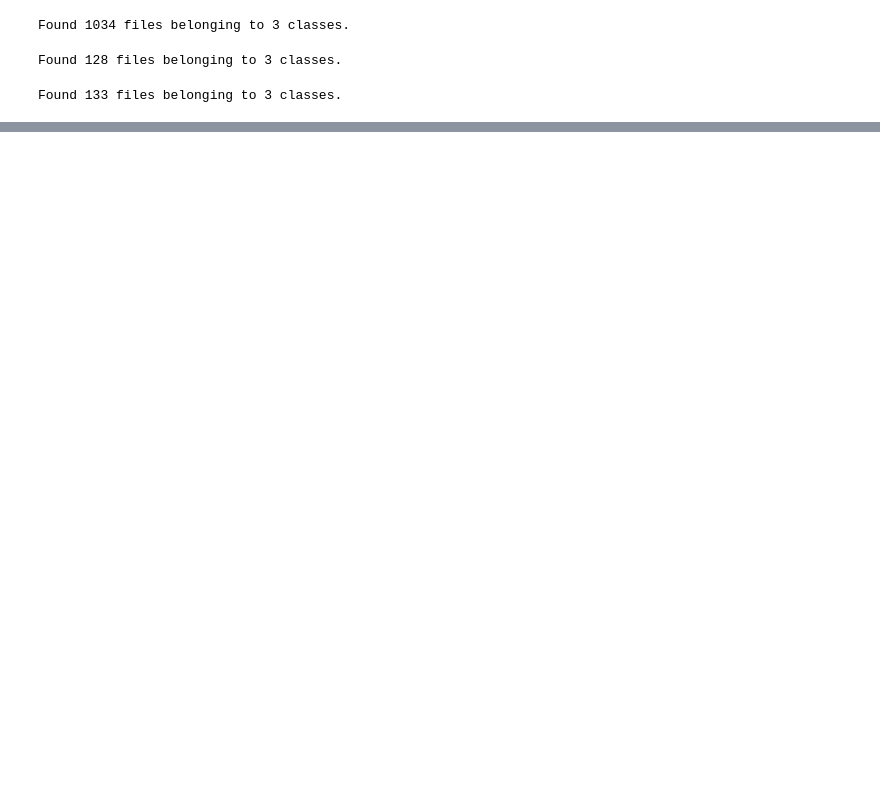
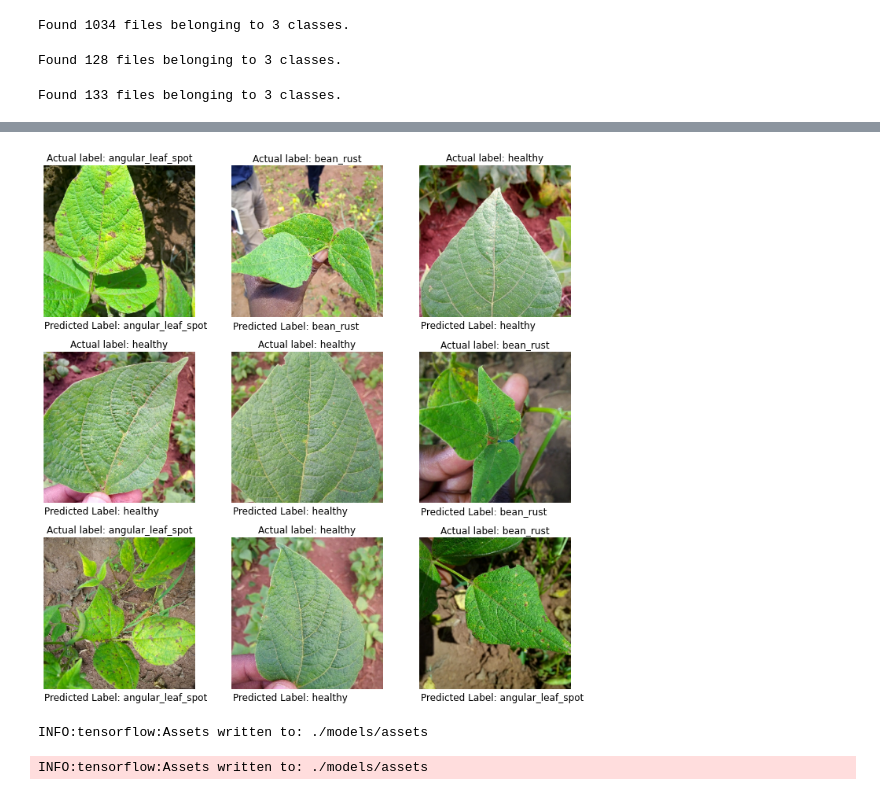
Before and after one commit to vjsurampudi/LeafDiseaseClassification_CICD, a Jupyter notebook: LeafDisease_Classification.ipynb, the cells around one changed output, grey strips where cells are left out. Cells and saved outputs as stored; diff of their text form; code cells hidden in the pictures; blank space fills up the shorter version.

```diff
--- a/LeafDisease_Classification.ipynb
+++ b/LeafDisease_Classification.ipynb
@@ -153,0 +292,20 @@ Found 133 files belonging to 3 classes.
+# %%
+plt.figure(figsize=(10,10))
+for images,labels in test_ds.take(1):
+  for i in range(9):
+    ax = plt.subplot(3,3,i+1)
+    plt.tight_layout()
+    img = tf.keras.preprocessing.image.img_to_array(images[i])
+    img = np.expand_dims(img,axis=0)
+    pred = model.predict(img)
+    plt.imshow(images[i].numpy().astype("uint8"))
+    plt.title("Actual label: %s" %classes[labels[i]])
+    plt.text(1,240, "Predicted Label: %s" % classes[np.argmax(pred)], fontsize=12)
+    plt.axis("off")
+# %% [output]
+[figure, added]
+# %%
+model.save('./models',save_format='tf') ## tf is latest format. h5 is old format
+# %% [output]
+INFO:tensorflow:Assets written to: ./models/assets
+INFO:tensorflow:Assets written to: ./models/assets
```
Also changed, not shown: parts of 28 cells of this notebook.
